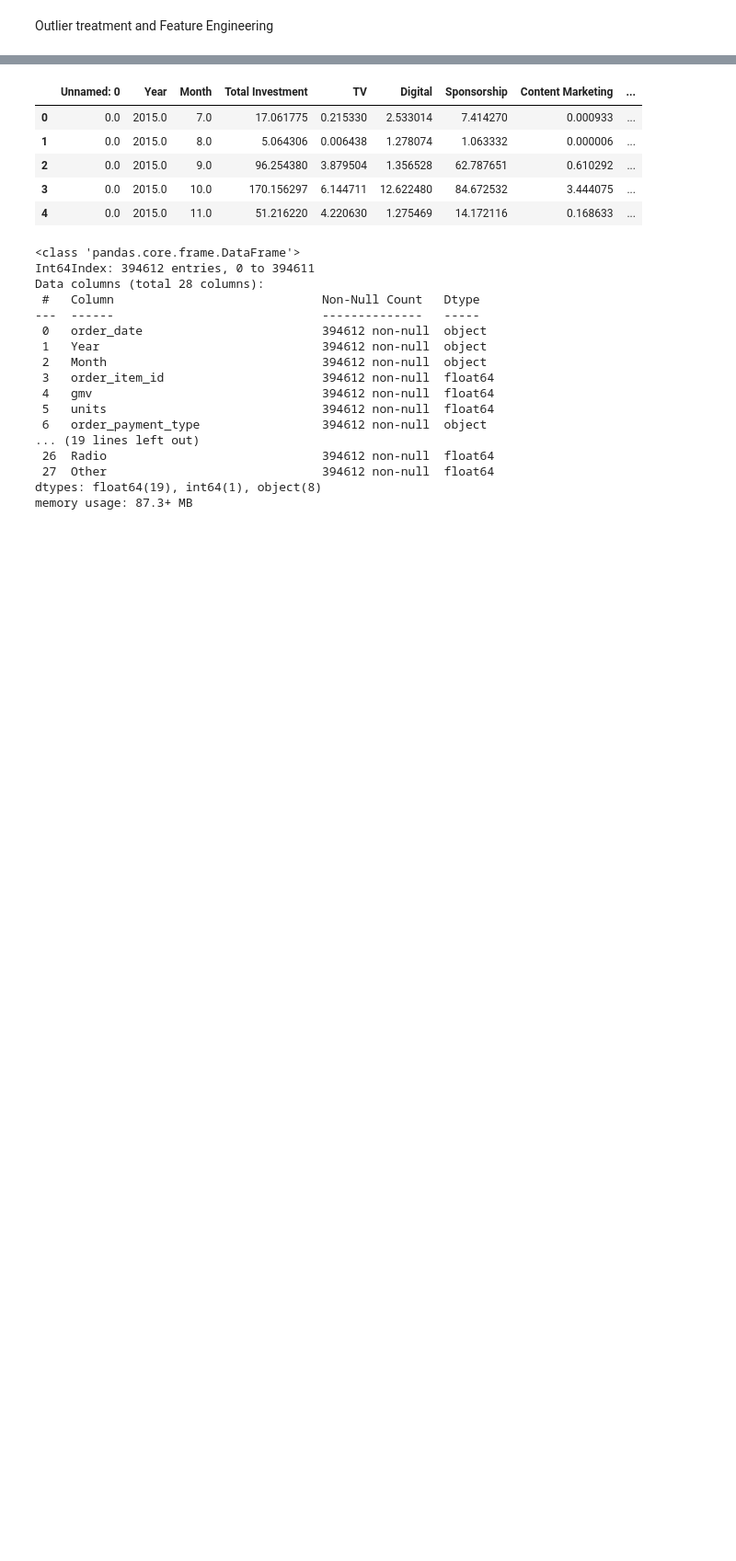
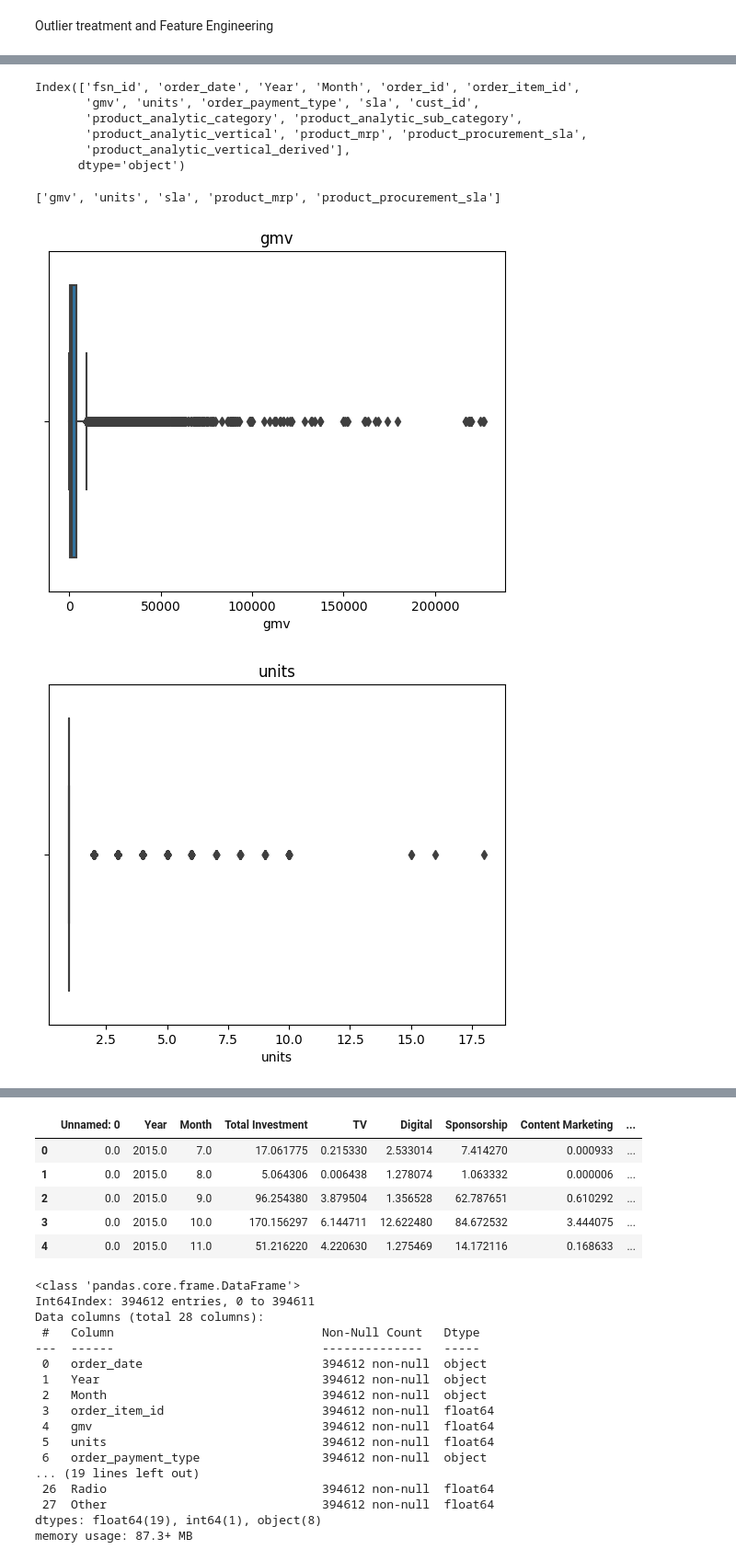
Before and after one commit to PrajsPrabs/UpgradBACaseStudy, a Jupyter notebook: EComm1.ipynb, the cells around one changed output, grey strips where cells are left out. Shown at 92% size. Saved outputs shown, nothing was run; the diff lists cells and outputs as text; code cells hidden in the pictures; blank space fills up the shorter version.

```diff
--- a/EComm1.ipynb
+++ b/EComm1.ipynb
@@ -799,11 +318,0 @@ EleData4.rename(columns={"sale":"sale_day_flag"},inplace=True)
-# %%
-
-obj=[]
-for i in EleData4.columns:
-  if EleData4[i].dtype=='object':
-    obj.append(i)
-obj
-obj.remove('order_date')
-obj.remove('Year')
-obj.remove('Month')
-obj.remove('week')
@@ -847,0 +339,43 @@ Investment.head()
+# %%
+EleData.Year=EleData.Year.astype(object)
+EleData.Month=EleData.Month.astype(object)
+EleData.columns
+# %% [output]
+Index(['fsn_id', 'order_date', 'Year', 'Month', 'order_id', 'order_item_id',
+       'gmv', 'units', 'order_payment_type', 'sla', 'cust_id',
+       'product_analytic_category', 'product_analytic_sub_category',
+       'product_analytic_vertical', 'product_mrp', 'product_procurement_sla',
+       'product_analytic_vertical_derived'],
+      dtype='object')
+# %%
+## Deleting columns which wont be required
+EleData2=EleData.drop(['fsn_id','cust_id','product_analytic_vertical','order_id'],1)
+# %%
+## integer column handling
+num=[]
+obj=[]
+for i in EleData2.columns:
+  if EleData2[i].dtype=='float64':
+    num.append(i)
+  if EleData2[i].dtype=='int64':
+    num.append(i)
+  if EleData2[i].dtype=='object':
+    obj.append(i)
+
+
+num.remove('order_item_id')
+# %%
+# EleData2[num].describe()
+num
+# %% [output]
+['gmv', 'units', 'sla', 'product_mrp', 'product_procurement_sla']
+# %%
+x=1
+for i in num:
+  plt.title(i)
+  sns.boxplot(x=EleData2[i])
+  plt.show()
+  x=x+1
+# %% [output]
+[figure, added]
+[figure, added]
```
Also changed, not shown: parts of 84 cells of this notebook.
